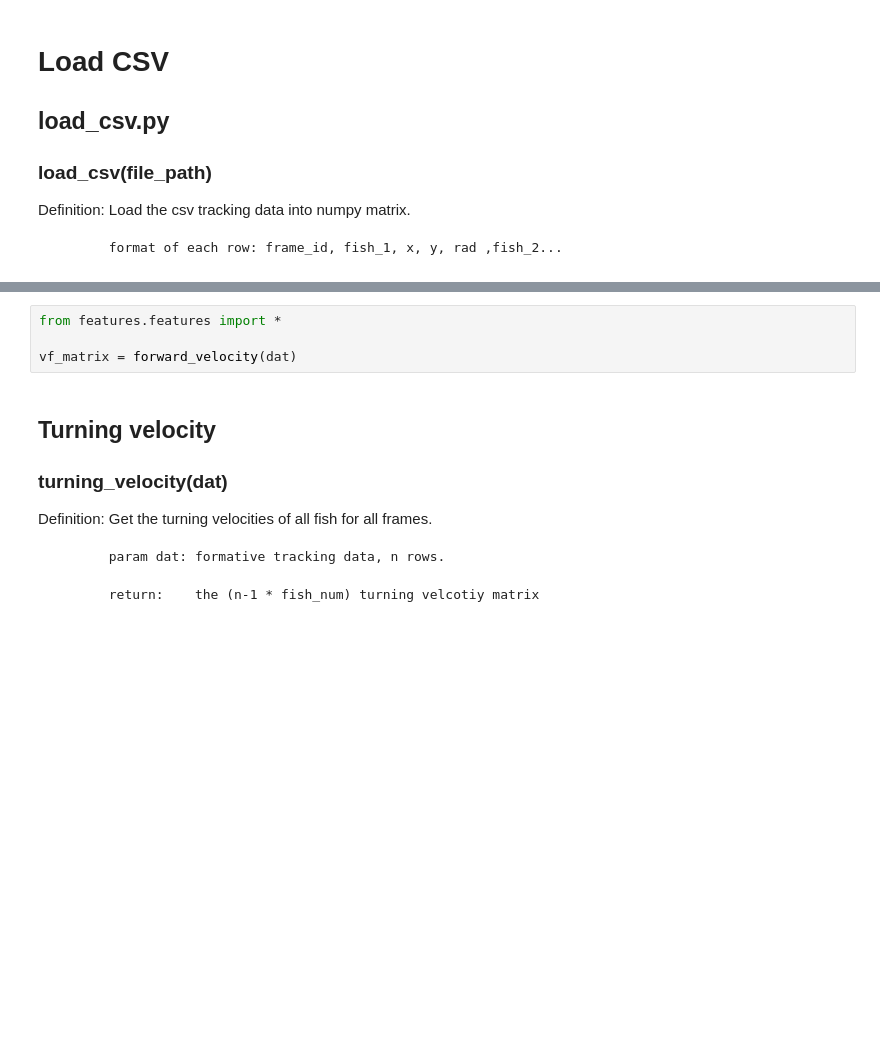
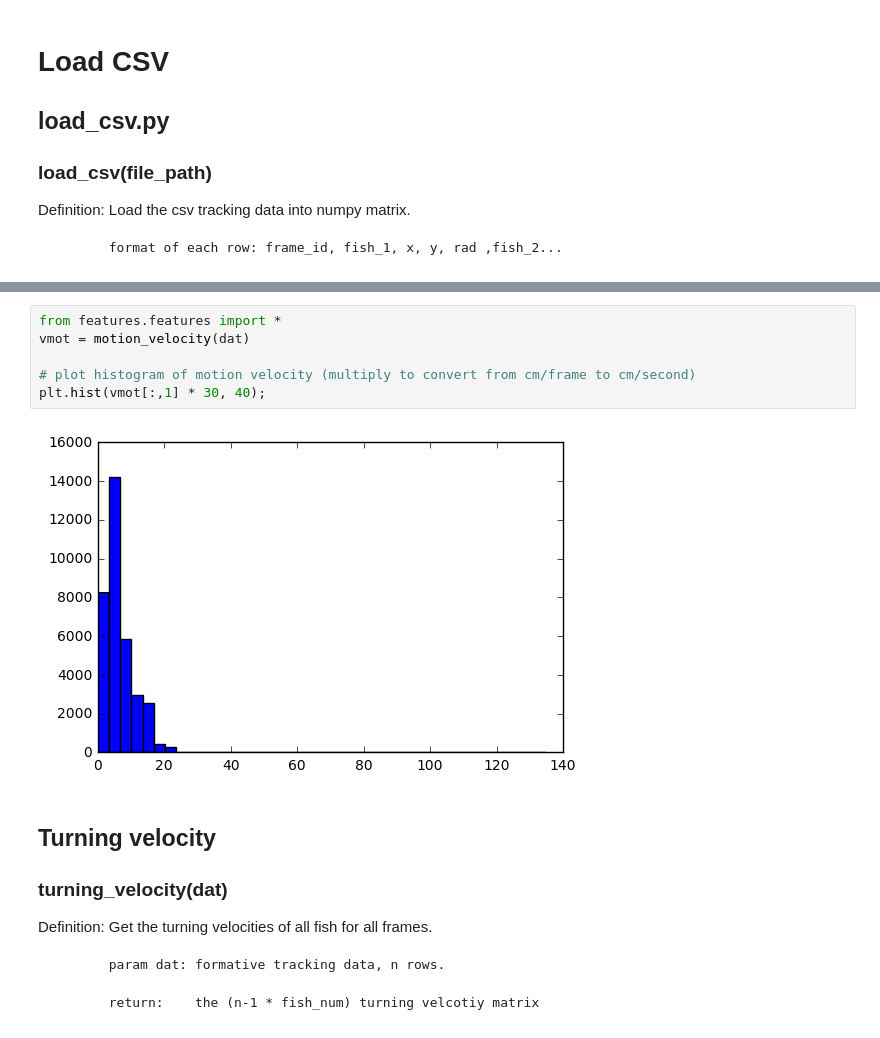
Before and after one commit to BioroboticsLab/robofish_data_analysis, a Jupyter notebook: python/sandbox/Features.ipynb, the cells around one changed output, grey strips where cells are left out. Cells and saved outputs as stored; diff of their text form; blank space fills up the shorter version.

```diff
--- a/python/sandbox/Features.ipynb
+++ b/python/sandbox/Features.ipynb
@@ -24,10 +31,14 @@ Definition: Get the motion velocity of all fish for all frames. The motion veloc
            param dat: formative tracking data, n rows;
 
            return:    (n-1 * fish_num) motion velocity matrix
-# %%
-from features.features import *
-
-vf_matrix = forward_velocity(dat)
+# %%
+from features.features import *
+vmot = motion_velocity(dat)
+
+# plot histogram of motion velocity (multiply to convert from cm/frame to cm/second)
+plt.hist(vmot[:,1] * 30, 40);
+# %% [output]
+[figure, added]
 # %% [markdown]
 ## Turning velocity
 ### turning_velocity(dat)
```
Also changed, not shown: parts of 3 cells of this notebook.
